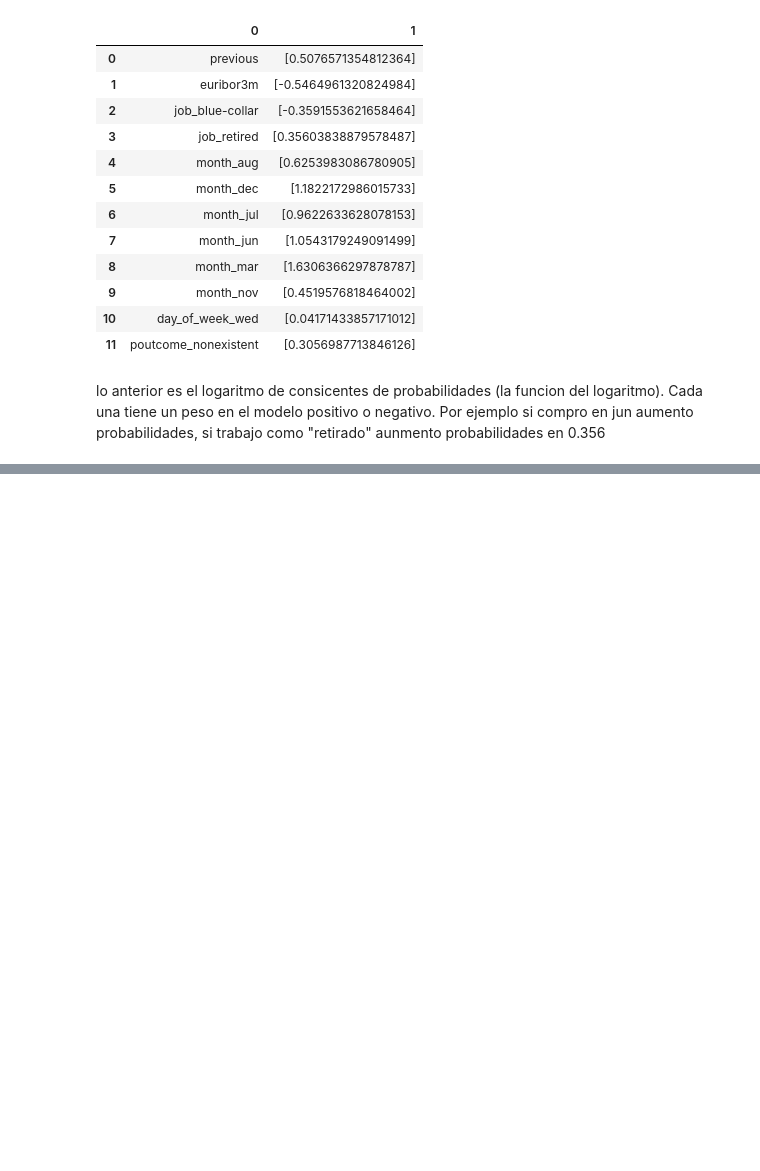
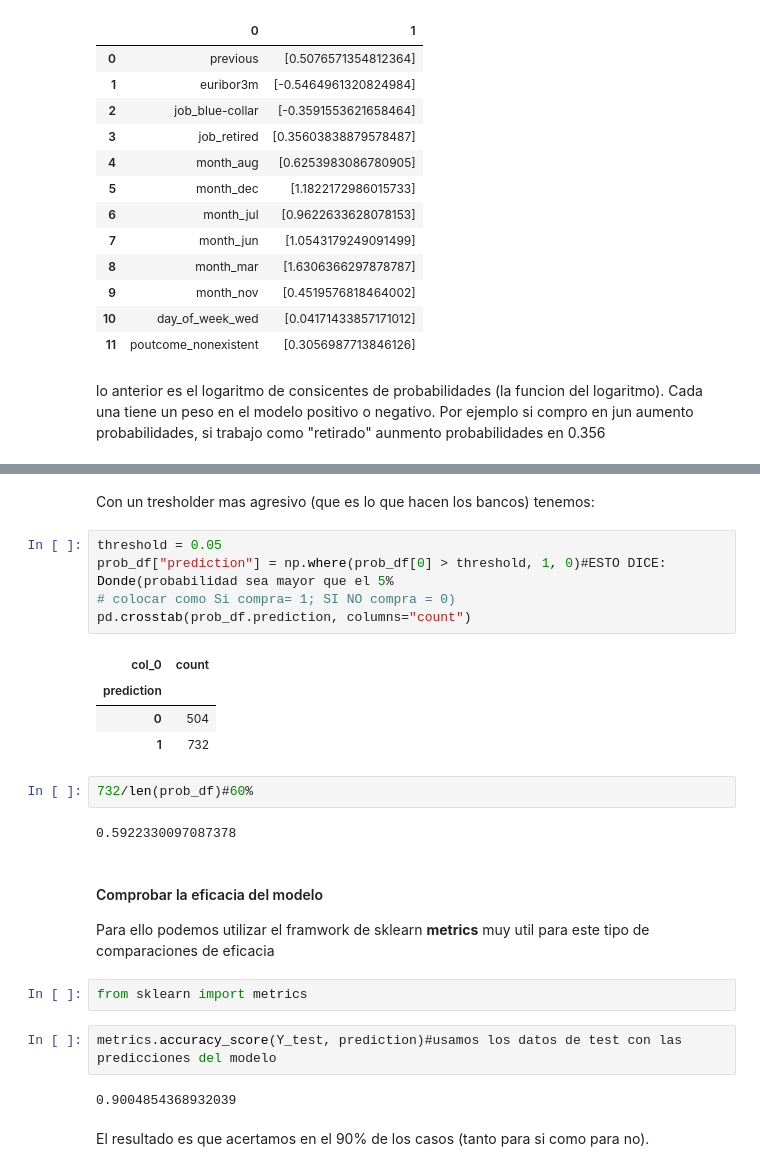
Before and after one commit to Karenahv/python-ml-curso, a Jupyter notebook: notebooks/T5 - 3 - Logistic Regression - Implementación con Python.ipynb, the cells around one changed output, grey strips where cells are left out. Saved outputs shown, nothing was run; the diff lists cells and outputs as text; blank space fills up the shorter version.

```diff
--- a/notebooks/T5 - 3 - Logistic Regression - Implementación con Python.ipynb
+++ b/notebooks/T5 - 3 - Logistic Regression - Implementación con Python.ipynb
@@ -534,0 +656,27 @@ Cada una tiene un peso en el modelo positivo o negativo. Por ejemplo si compro e
+# %% [markdown]
+Con un tresholder mas agresivo (que es lo que hacen los bancos) tenemos:
+# %%
+threshold = 0.05
+prob_df["prediction"] = np.where(prob_df[0] > threshold, 1, 0)#ESTO DICE: Donde(probabilidad sea mayor que el 5%
+# colocar como Si compra= 1; SI NO compra = 0)
+pd.crosstab(prob_df.prediction, columns="count")
+# %% [output]
+| col_0 | count |
+| prediction |  |
+| 0 | 504 |
+| 1 | 732 |
+# %%
+732/len(prob_df)#60%
+# %% [output]
+0.5922330097087378
+# %% [markdown]
+#### Comprobar la eficacia del modelo
+Para ello podemos utilizar el framwork de sklearn **metrics** muy util para este tipo de comparaciones de eficacia
+# %%
+from sklearn import metrics
+# %%
+metrics.accuracy_score(Y_test, prediction)#usamos los datos de test con las predicciones del modelo
+# %% [output]
+0.9004854368932039
+# %% [markdown]
+El resultado es que acertamos en el 90% de los casos (tanto para si como para no).
```
Also changed, not shown: parts of 27 cells of this notebook, 1 other file.
